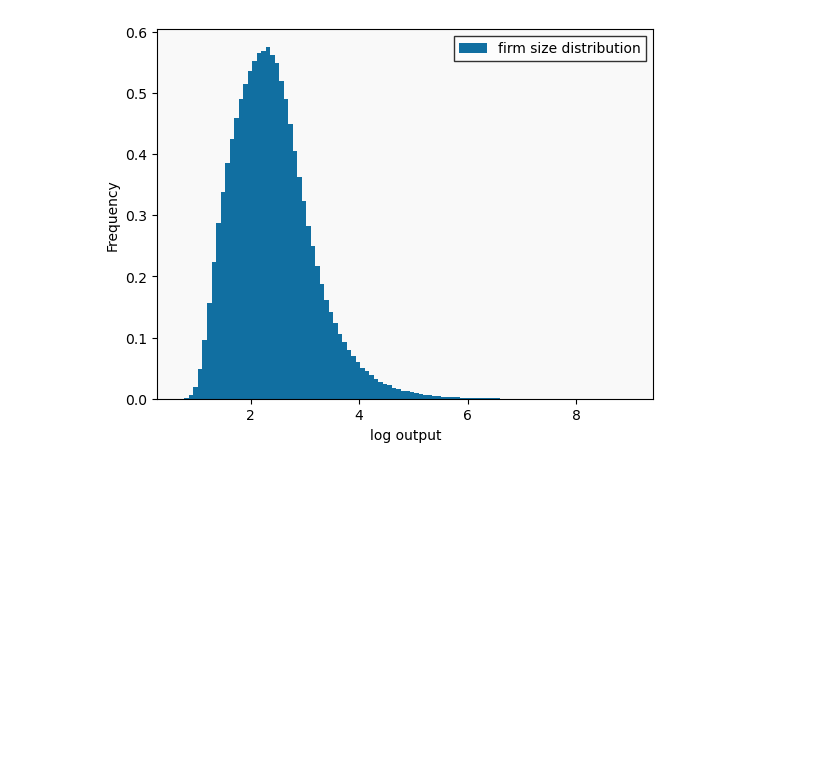
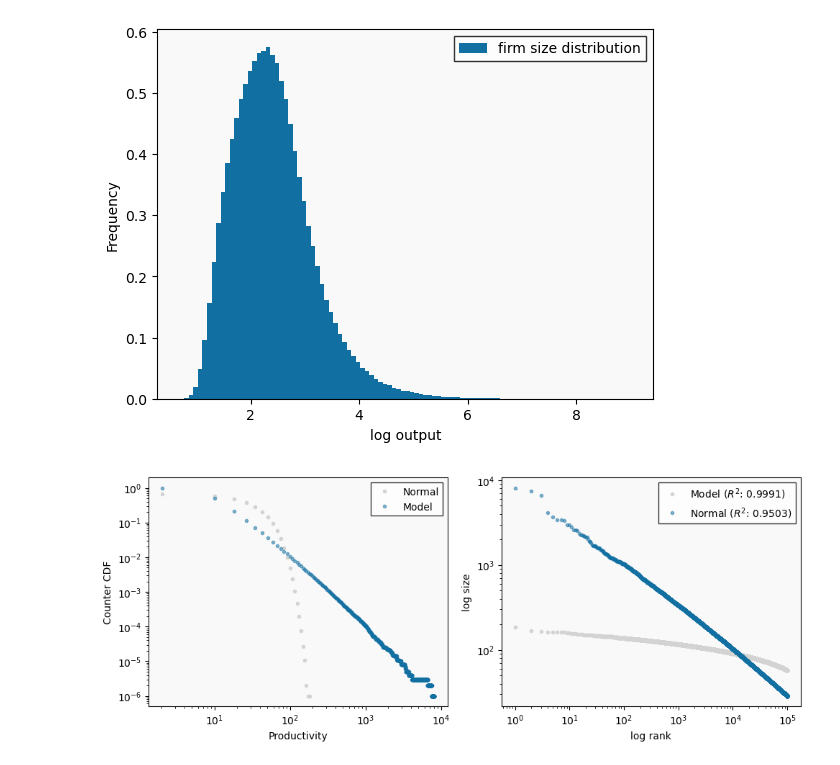
Before and after one commit to sehoxjeong/macroeconomics, a Jupyter notebook: codes/hopenhayn-1992/hopenhayn_1992.ipynb, the cells around one changed output. Drawn from its saved outputs; the diff is of its cells as text; code cells hidden in the pictures; blank space fills up the shorter version.

```diff
--- a/codes/hopenhayn-1992/hopenhayn_1992.ipynb
+++ b/codes/hopenhayn-1992/hopenhayn_1992.ipynb
@@ -367,3 +369,55 @@ ax.set_ylabel('Frequency')
 plt.show()
 # %% [output]
 [figure]
+# %%
+def empirical_counter_cdf(data):
+    """
+    Return a function that implements the ECCDF given the data.
+    """
+    def eccdf(x):
+        return jnp.mean(data > x)
+    return eccdf
+# %%
+x_normal = jnp.mean(output_dist) + jnp.std(output_dist) * jax.random.normal(jax.random.PRNGKey(42), (1_000_000, ))
+
+# Get the empirical counter CDF value of the output distribution.
+eccdf_model = empirical_counter_cdf(output_dist)
+eccdf_normal = empirical_counter_cdf(x_normal)
+ε = 1e-10
+xgrid = jnp.linspace(output_dist.min() + ε, output_dist.max() - ε, 1000)
+y_model = [eccdf_model(x) for x in xgrid]
+y_normal = [eccdf_normal(x) for x in xgrid]
+
+# Get the rank-size data of normal-simulated data and the output distribution.
+rank_normal, size_normal = qe.rank_size(x_normal, c=0.1)
+rank_data, size_data = qe.rank_size(output_dist, c=0.1)
+
+reg_model = sm.OLS(np.log(size_data), sm.add_constant(np.array(jnp.log(rank_data)))).fit()
+reg_normal = sm.OLS(np.log(size_normal), sm.add_constant(np.log(rank_normal))).fit()
+
+# Plot the empirical counter CDF and the rank-size plot of the output distribution.
+fig, (ax1, ax2) = plt.subplots(1, 2, figsize=(10, 4))
+
+# LEFT PANEL
+ax1.loglog(xgrid, y_normal, 'o', ms=3, color='lightgray', label='Normal')
+ax1.loglog(xgrid, y_model, 'o', ms=3, color=cm[0], alpha=0.5, label='Model')
+
+ax1.legend(fancybox=False, edgecolor='k')
+ax1.set_facecolor(bg)
+ax1.set_xlabel('Productivity')
+ax1.set_ylabel('Counter CDF')
+
+# RIGHT PANEL
+ax2.loglog(rank_normal, size_normal, 'o', ms=3, color='lightgray', label=rf'Model ($R^2$: {reg_model.rsquared:.4f})')
+ax2.loglog(rank_data, size_data, 'o', ms=3, color=cm[0], alpha=0.5, label=rf'Normal ($R^2$: {reg_normal.rsquared:.4f})')
+
+ax2.legend(fancybox=False, edgecolor='k')
+ax2.set_title('')
+ax2.set_facecolor(bg)
+ax2.set_xlabel('log rank')
+ax2.set_ylabel('log size')
+
+fig.tight_layout()
+plt.show()
+# %% [output]
+[figure, added]
```
Also changed, not shown: parts of 1 cell of this notebook.
